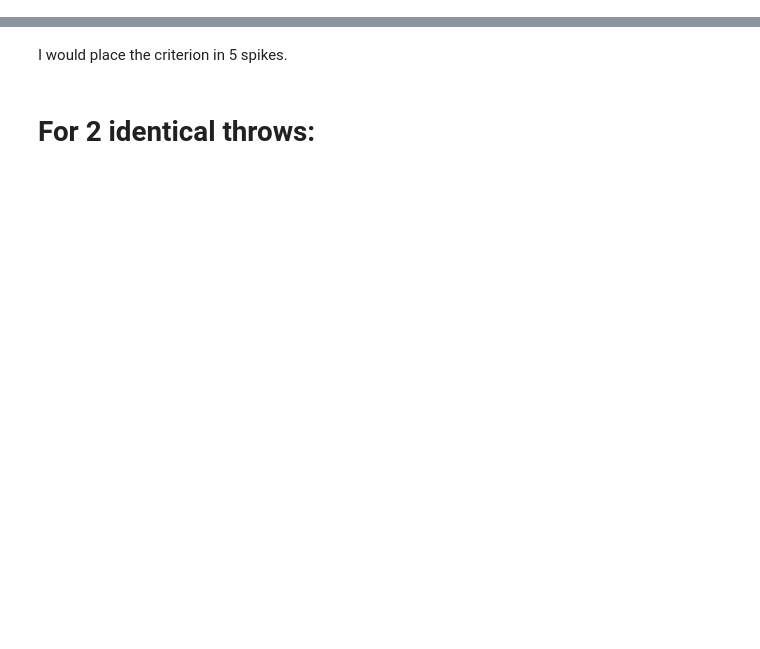
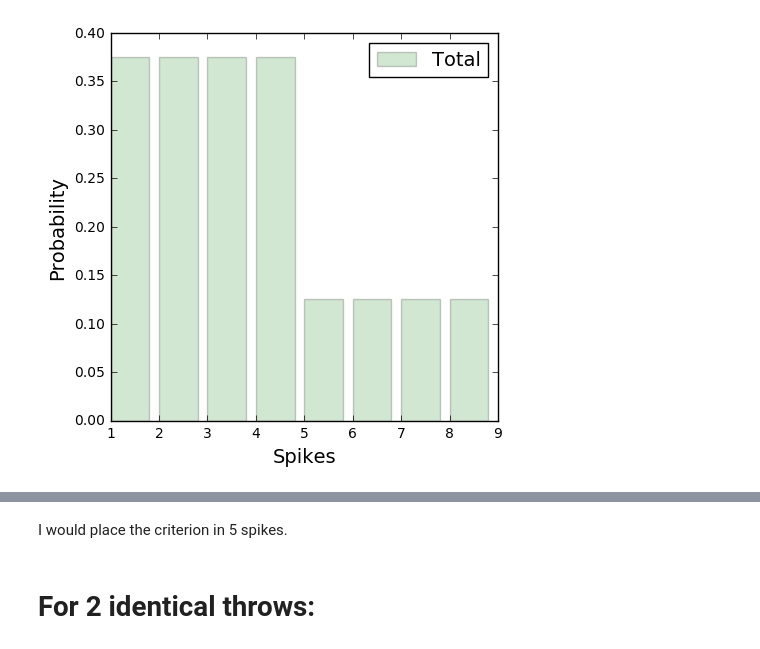
Before and after one commit to PTorr/Decisio-making, a Jupyter notebook: question1.ipynb, the cells around one changed output, grey strips where cells are left out. Cells and saved outputs as stored; diff of their text form; code cells hidden in the pictures; blank space fills up the shorter version.

```diff
--- a/question1.ipynb
+++ b/question1.ipynb
@@ -7,3 +24,14 @@ import matplotlib.pyplot as plt
+# %%
+# plt.bar(ind,H,color='cornflowerblue',alpha=0.3,label='Sginal')
+# plt.bar(ind,V,color = 'lightcoral',alpha=0.3,label="Noise")
+fig2 = plt.figure('2')
+plt.bar(ind,H+V,color = 'forestgreen',alpha=0.2,label='Total')
+plt.legend(fontsize=14)
+plt.xlabel('Spikes',fontsize=14)
+plt.ylabel('Probability',fontsize=14)
+save_maxfig(fig2,'fig2')
+# %% [output]
+[figure, added]
 # %%
 H_Noise  = np.array([80.,80.,80.,80.,0,0,0,0,0,0,0,0,0,0,0,0])/320.
 V_Signal = np.array([40.,40.,40.,40.,40.,40.,40.,40.,0,0,0,0,0,0,0,0])/320.
```
Also changed, not shown: parts of 6 cells of this notebook, 8 other files.
